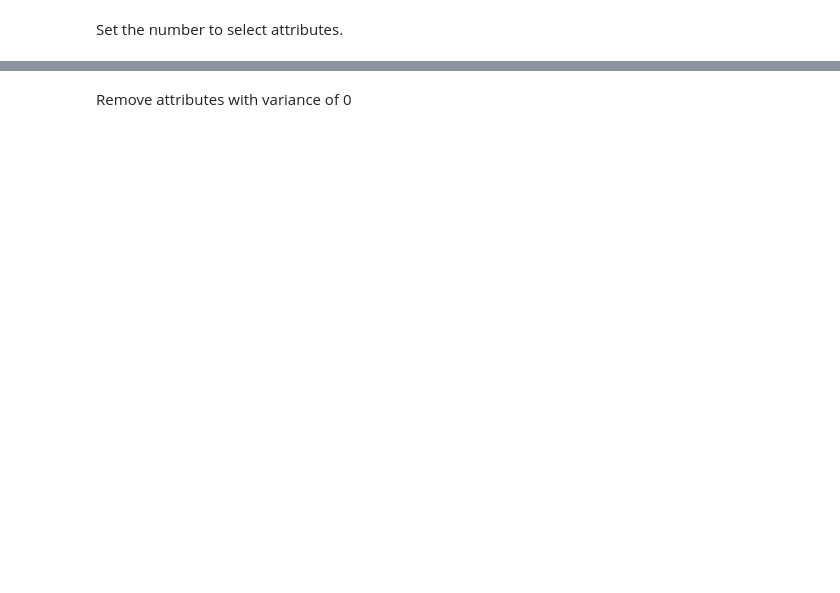
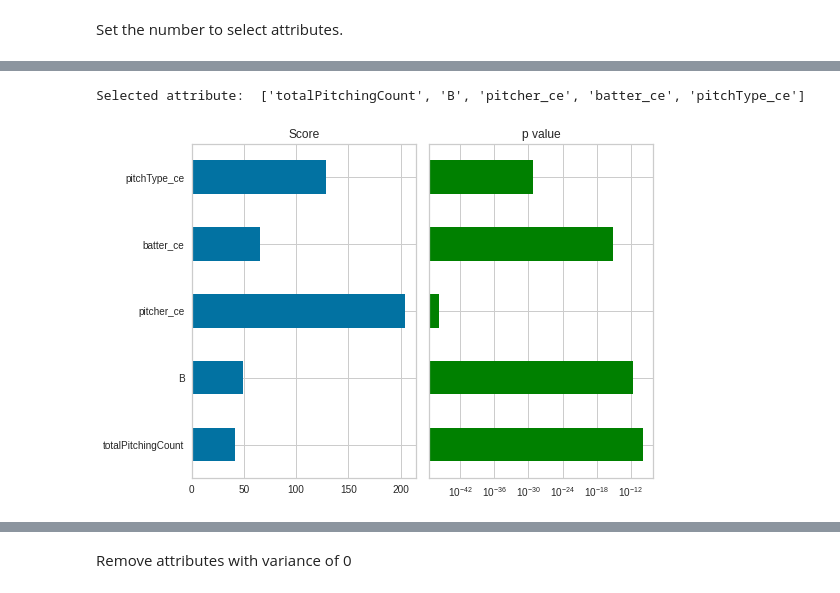
Before and after one commit to tomo0530/CS699_Term_Project, a Jupyter notebook: CS699_Term_Project.ipynb, the cells around one changed output, grey strips where cells are left out. Saved outputs shown, nothing was run; the diff lists cells and outputs as text; code cells hidden in the pictures; blank space fills up the shorter version.

```diff
--- a/CS699_Term_Project.ipynb
+++ b/CS699_Term_Project.ipynb
@@ -392,0 +285,24 @@ display(style)
+# %%
+selector = SelectKBest(chi2, k=k)
+selector.fit_transform(X_train, y_train)
+new_col1 = X_train.columns[selector.get_support()]
+print('Selected attribute: ', new_col1.to_list())
+# %% [output]
+Selected attribute:  ['totalPitchingCount', 'B', 'pitcher_ce', 'batter_ce', 'pitchType_ce']
+# %%
+result1 = pd.DataFrame(selector.scores_, index=X_train.columns.values, columns=['score'])
+result1['pvalue'] = selector.pvalues_
+result1 = result1.sort_values('score', ascending=True)
+result1 = result1.loc[new_col1.to_list()]
+
+fig, axes = plt.subplots(nrows=1, ncols=2)
+result1['score'].plot.barh(ax=axes[0], stacked=True, y=[0, 1])
+result1['pvalue'].plot.barh(ax=axes[1], color='green')
+axes[0].set_title('Score')
+axes[1].set_yticklabels([])
+axes[1].set_xscale("log")
+axes[1].set_title('p value')
+fig.tight_layout()
+plt.show()
+# %% [output]
+[figure, added]
```
Also changed, not shown: parts of 79 cells of this notebook.
